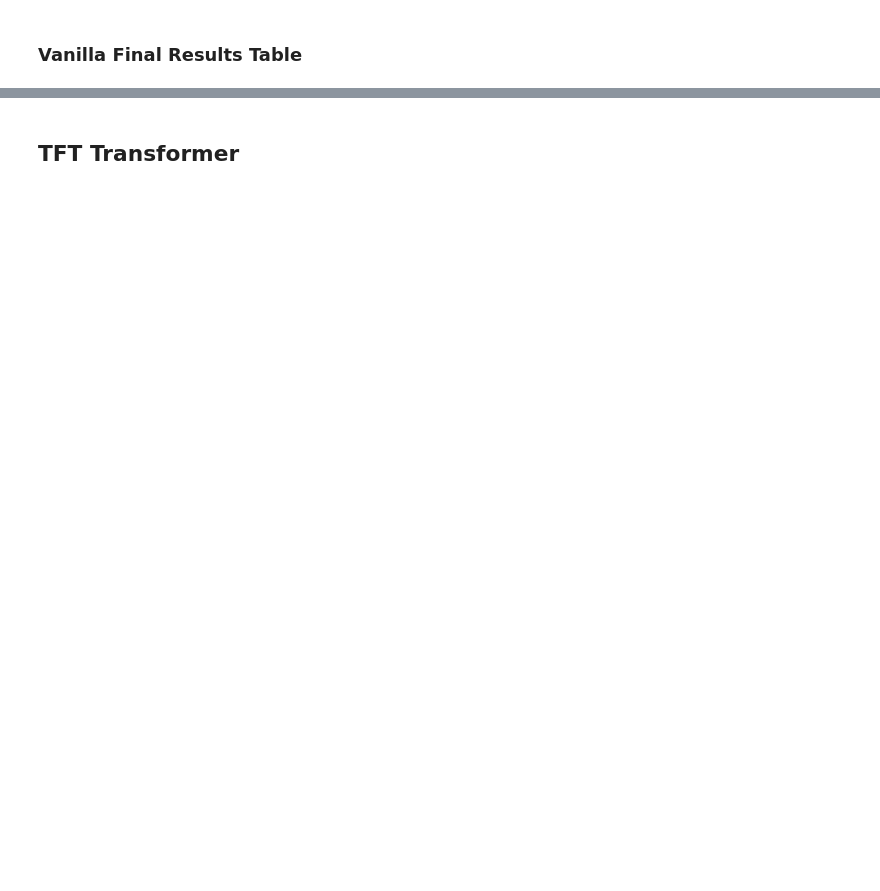
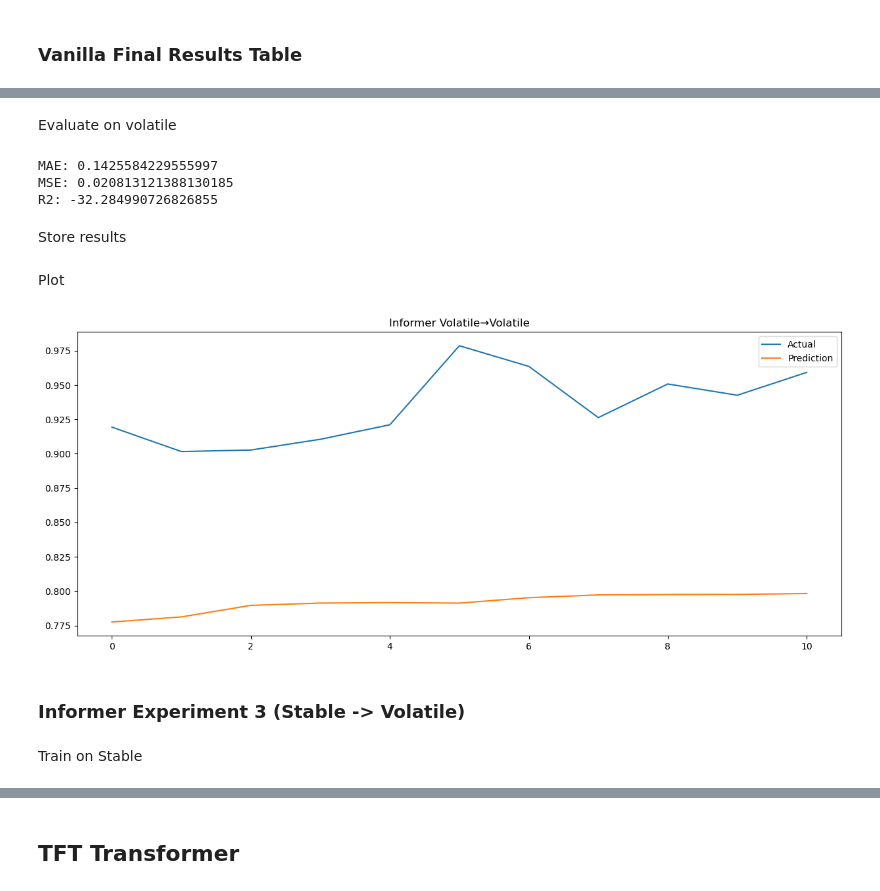
Before and after one commit to wenyang2/GoldSpotPrediction, a Jupyter notebook: notebooks/GoldSpotPrediction.ipynb, the cells around one changed output, grey strips where cells are left out. Saved outputs shown, nothing was run; the diff lists cells and outputs as text; code cells hidden in the pictures; blank space fills up the shorter version.

```diff
--- a/notebooks/GoldSpotPrediction.ipynb
+++ b/notebooks/GoldSpotPrediction.ipynb
@@ -862,0 +1237,30 @@ results_df
+# %% [markdown]
+Evaluate on volatile
+# %%
+mae,mse,r2,pred,actual=\
+evaluate_informer(
+
+    model_vv,
+
+    X_volatile_test,
+
+    y_volatile_test
+)
+
+print(
+    "MAE:",mae
+)
+
+print(
+    "MSE:",mse
+)
+
+print(
+    "R2:",r2
+)
+# %% [output]
+MAE: 0.1425584229555997
+MSE: 0.020813121388130185
+R2: -32.284990726826855
+# %% [markdown]
+Store results
@@ -862,0 +1283,28 @@ results_df
+# %% [markdown]
+Plot
+# %%
+plt.figure(figsize=(15,6))
+
+plt.plot(
+    actual[:200],
+    label='Actual'
+)
+
+plt.plot(
+    pred[:200],
+    label='Prediction'
+)
+
+plt.title(
+    "Informer Volatile→Volatile"
+)
+
+plt.legend()
+
+plt.show()
+# %% [output]
+[figure, added]
+# %% [markdown]
+### Informer Experiment 3 (Stable -> Volatile)
+# %% [markdown]
+Train on Stable
```
Also changed, not shown: parts of 53 cells of this notebook.
